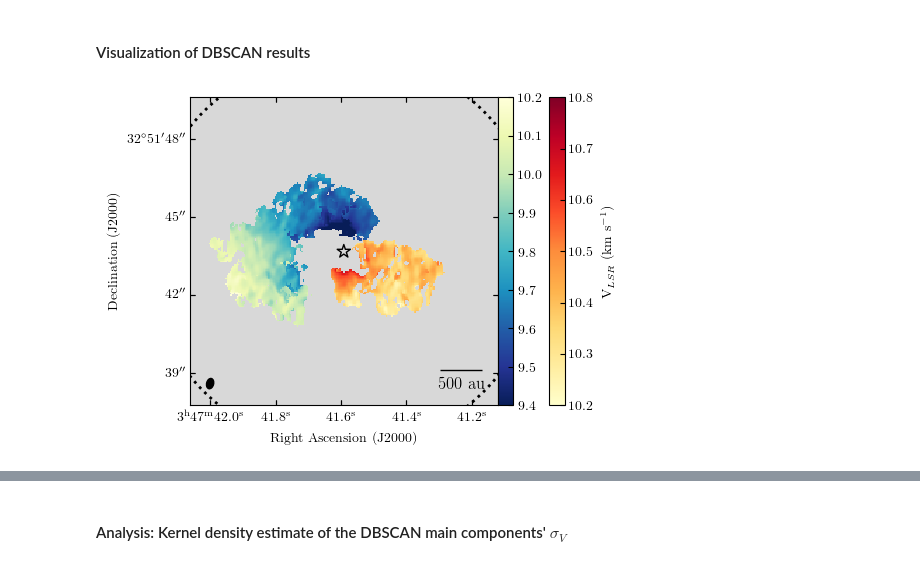
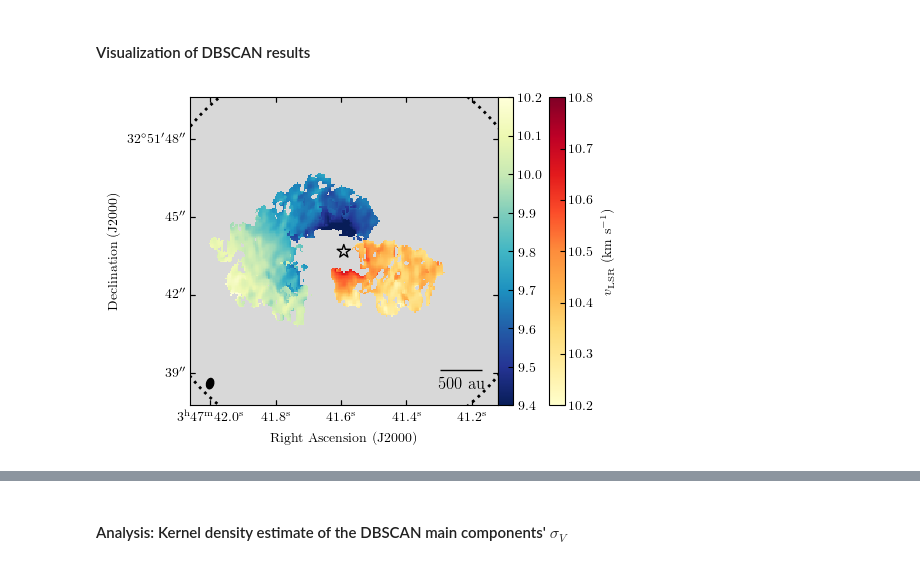
Before and after one commit to tere-valdivia/Barnard_5_infall, a Jupyter notebook: figures.ipynb, the cells around one changed output, grey strips where cells are left out. Cells and saved outputs as stored; diff of their text form; code cells hidden in the pictures.

```diff
--- a/figures.ipynb
+++ b/figures.ipynb
@@ -1724,35 +1733,35 @@ bmaj, bmin = np.array([header1['BMAJ'], header1['BMIN']])*u.deg
 bpa = header1['BPA'] * u.deg
 pbradius = (primary_beam_alma(freq_H2CO)/2).to(u.deg).value / header1['CDELT2']
 scalebarsize = 500 #au
 scalebardeg = (scalebarsize / dist_B5.value) * u.arcsec
 cmap1 = plt.cm.get_cmap("YlOrRd").copy()
 cmap1.set_bad('white', 0.)
 cmap2 = plt.cm.get_cmap("YlGnBu_r").copy()
 cmap2.set_bad('white', 0.)
 cmap3 = plt.cm.YlGnBu_r
 cmap3.set_bad('0.85', 1.)
 rapix, decpix = wcs.wcs_world2pix([ra_yso], [dec_yso], 0)
 
 fig = plt.figure(figsize=(6,4))
 ax = fig.add_subplot(111, projection=wcs)
 sc1 = ax.imshow(data1, vmin=10.2, vmax=10.2+0.6, cmap=cmap1, zorder=10, interpolation='nearest') # red
 sc2 = ax.imshow(data2, vmin=10.2-0.8, vmax=10.2, cmap=cmap2, zorder=10, interpolation='nearest') # blue
 ax.imshow(np.ones(np.shape(data1))*np.nan, cmap=cmap3, zorder=0)
-plt.colorbar(sc1, ax=ax, label=r'V$_{LSR}$ (km s$^{-1}$)', pad=-0.02)
+plt.colorbar(sc1, ax=ax, label=r'$v_{\mathrm{LSR}}$ (km s$^{-1}$)', pad=-0.02)
 plt.colorbar(sc2, ax=ax, pad=0)
 ax.scatter(rapix, decpix, marker='*', s=100, facecolor='none', edgecolor='k')
 pb = Circle((rapix, decpix), pbradius, ec = 'k', fc='None', ls=':', lw=2)
 ax.add_patch(pb)
 add_beam(ax, major=bmaj, minor=bmin, angle=bpa, frame=False, pad=0.8, ec = 'k', fc='k')
 ax.set_xlim([rapix-110,rapix+110])
 ax.set_ylim([decpix-110,decpix+110])
 ax.set_xlabel(r'Right Ascension (J2000)')
 ax.set_ylabel(r'Declination (J2000)')
 add_scalebar(ax, scalebardeg, label=str(scalebarsize)+' au', color='k', pad=0.4, fontproperties=fm.FontProperties(size=12))
 if savefigure:
     fig.savefig(figname, dpi=dpibase, bbox_inches='tight')
 # %% [output]
-[figure, old version]
+[figure, new version]
 # %%
 from mpl_toolkits.mplot3d import axes3d
 dbscan_results = pd.read_csv(dbscanresfile)
```
Also changed, not shown: parts of 15 cells of this notebook, 18 other files.
